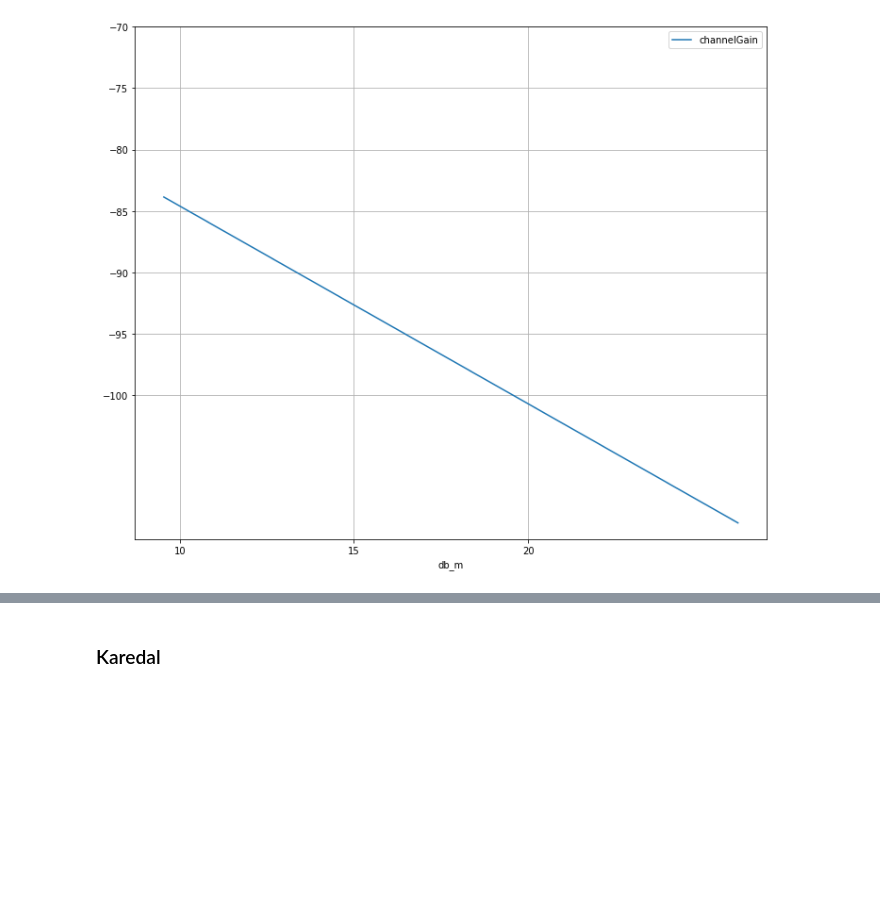
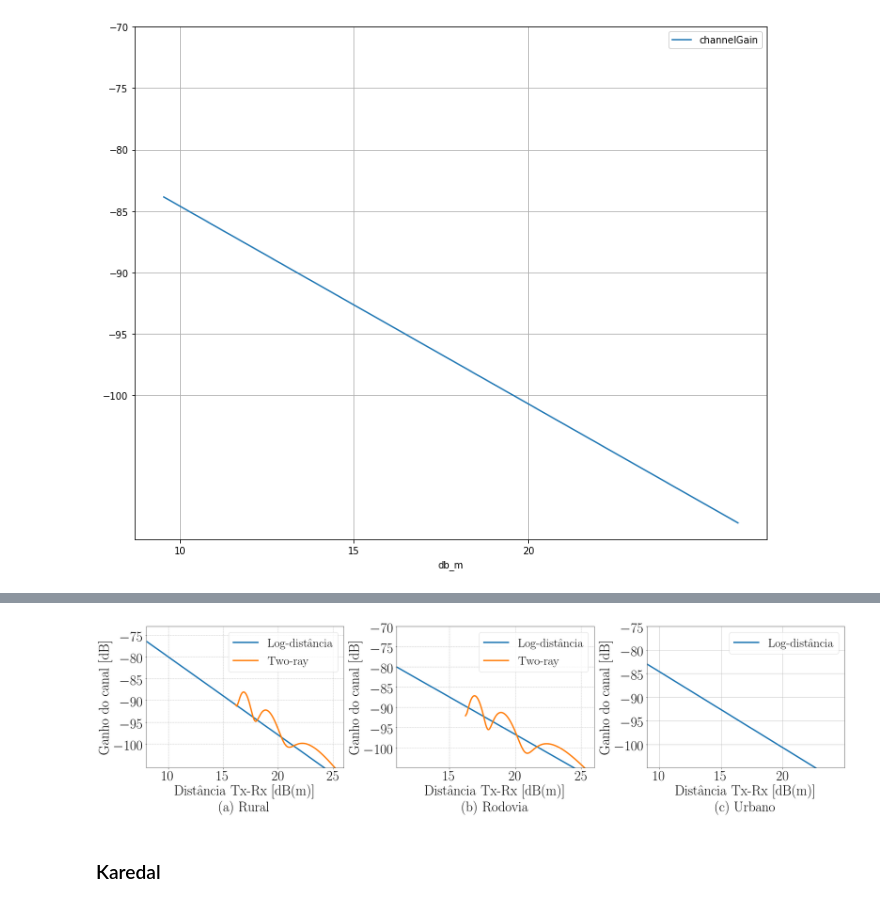
Before and after one commit to Lucas-Cerqueira/Projeto-Final-src, a Jupyter notebook: readFromNSLog.ipynb, the cells around one changed output, grey strips where cells are left out. Drawn from its saved outputs; the diff is of its cells as text; code cells hidden in the pictures; blank space fills up the shorter version.

```diff
--- a/readFromNSLog.ipynb
+++ b/readFromNSLog.ipynb
@@ -204,3 +206,92 @@ plt.savefig('test.eps')
+# %%
+fontsize=40
+
+fig, axes = plt.subplots(1, 3, figsize=(30, 8))
+for i in range(len(axes)):
+    ax = axes[i]
+    if i == 0:
+        df = pd.DataFrame(parseLogFile('output/kunisch_rural_new.log', 4))
+        df['channelGain'] = df['rxPower'] - df['txPower']
+        df['db[m]'] = 10 * np.log10(df['distance'])
+
+        df['channelGainLog'] = -62.1 + 10 * (-1.79) * np.log10(df['distance'])
+
+        df['channelGain'] = df['channelGain'] + 1.1
+
+        df.query('distance >= 5 and distance <= 400')\
+               .plot(x='db[m]', y='channelGainLog',
+                     yticks=[-75, -80, -85, -90, -95, -100],
+                     xticks=[10, 15, 20, 25],
+                     ax=ax)
+
+        ax = df.query('distance >= 41 and distance <= 400')\
+               .plot(x='db[m]', y='channelGain',
+                     yticks=[-75, -80, -85, -90, -95, -100],
+                     xticks=[10, 15, 20, 25],
+                     xlim=[8, 26],
+                     ylim=[-105.5, -73],
+                     ax=ax)
+
+        ax.set_xlabel('Distância Tx-Rx [dB(m)]\n(a) Rural', fontsize=fontsize)
+        ax.grid(True,which="both",ls="--")
+        for i, l in enumerate(ax.lines):
+            plt.setp(l, linewidth=4)
+
+    elif i == 1:
+        df = pd.DataFrame(parseLogFile('output/kunisch_highway.log', 4))
+        df['channelGain'] = df['rxPower'] - df['txPower']
+        df['db[m]'] = 10 * np.log10(df['distance'])
+
+        df['channelGainLog'] = -59.7 + 10 * (-1.85) * np.log10(df['distance'])
+
+        df['channelGain'] = df['channelGain'] + 1
+
+        df.query('distance >= 12 and distance <= 400')\
+               .plot(x='db[m]', y='channelGainLog',
+                     yticks=[-75, -80, -85, -90, -95, -100],
+                     xticks=[10, 15, 20, 25],
+                     ax=ax)
+
+        df.query('distance >= 41.1 and distance <= 400')\
+               .plot(x='db[m]', y='channelGain',
+                     yticks=[-70, -75, -80, -85, -90, -95, -100],
+                     xticks=[15, 20, 25],
+                     xlim=[11, 26],
+                     ylim=[-105, -70],
+                     ax=ax)
+
+        ax.set_xlabel('Distância Tx-Rx [dB(m)]\n(b) Rodovia', fontsize=fontsize)
+        ax.grid(True,which="both",ls="--")
+        for i, l in enumerate(ax.lines):
+            plt.setp(l, linewidth=4)
+    else:
+        df = pd.DataFrame(parseLogFile('output/kunisch_urban.log', 4))
+        df['channelGain'] = df['rxPower'] - df['txPower']
+        df['db[m]'] = 10 * np.log10(df['distance'])
+        df.query('distance >= 5 and distance <= 400')\
+          .plot(x='db[m]', y='channelGain', grid=True,
+                yticks=[-70, -75, -80, -85, -90, -95, -100],
+                xticks=[10, 15, 20],
+                xlim=[9, 25],
+                ylim=[-105, -75],
+                ax=ax)
+        for i, l in enumerate(ax.lines):
+            plt.setp(l, linewidth=4)
+
+        ax.set_xlabel('Distância Tx-Rx [dB(m)]\n(c) Urbano', fontsize=fontsize)
+
+    ax.set_ylabel('Ganho do canal [dB]', fontsize=fontsize)
+    ax.legend(['Log-distância', 'Two-ray'], fontsize=fontsize-5)
+
+    for tick in ax.xaxis.get_major_ticks():
+        tick.label.set_fontsize(fontsize)
+    for tick in ax.yaxis.get_major_ticks():
+        tick.label.set_fontsize(fontsize)
+
+fig.tight_layout()
+plt.savefig('two_ray_validation.eps')
+# %% [output]
+[figure, added]
 # %% [markdown]
 ### Karedal
 # %%
```
Also changed, not shown: parts of 13 cells of this notebook, 4 other files.
